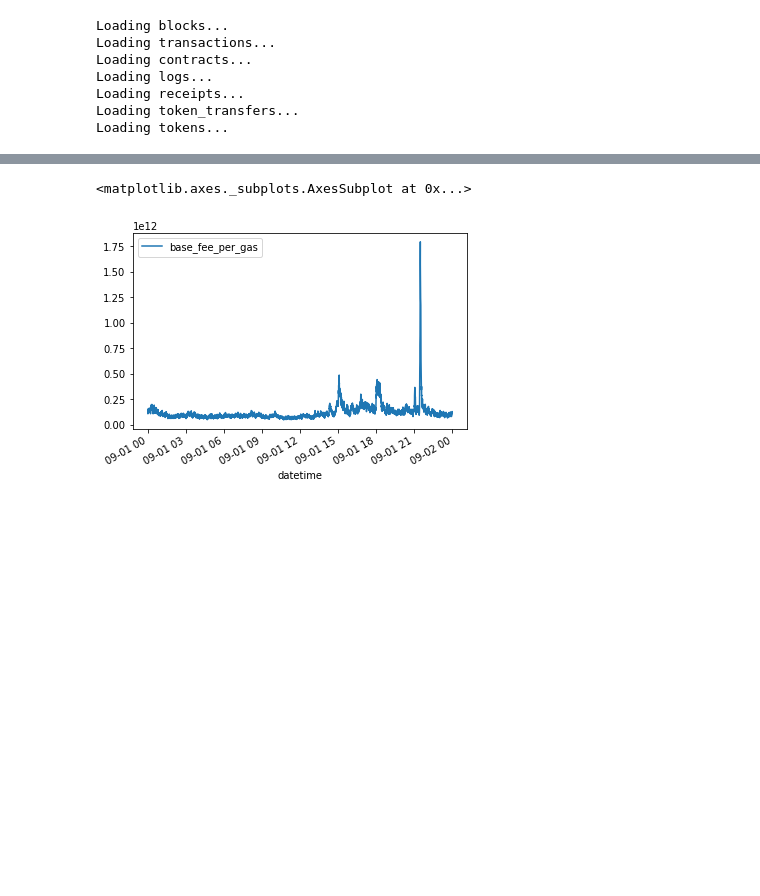
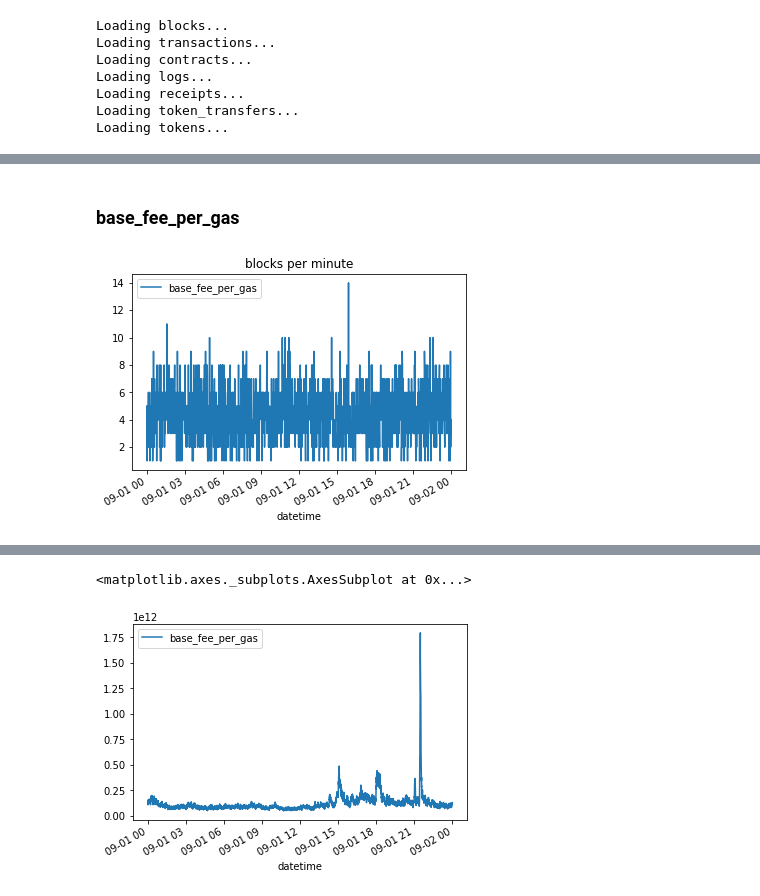
Before and after one commit to tracy-stephens/ethereum, a Jupyter notebook: Feature Extraction.ipynb, the cells around one changed output, grey strips where cells are left out. Saved outputs shown, nothing was run; the diff lists cells and outputs as text; code cells hidden in the pictures; blank space fills up the shorter version.

```diff
--- a/Feature Extraction.ipynb
+++ b/Feature Extraction.ipynb
@@ -44,0 +481,2 @@ Index(['hash', 'block_number', 'transaction_index', 'from_address',
+# %%
+clean_tx['is_vanilla'] = clean_tx['gas_used'] == 21000
@@ -44,0 +493,10 @@ Index(['hash', 'block_number', 'transaction_index', 'from_address',
+# %% [markdown]
+### base_fee_per_gas
+# %%
+block_base_fee = clean_tx[['datetime', 'base_fee_per_gas']].groupby('datetime').last()
+# %%
+# average number of blocks per minute
+mean_blocks_per_min = block_base_fee.groupby(block_base_fee.index.floor('Min')).count()
+mean_blocks_per_min.plot(title="blocks per minute");
+# %% [output]
+[figure, added]
```
Also changed, not shown: parts of 77 cells of this notebook.
